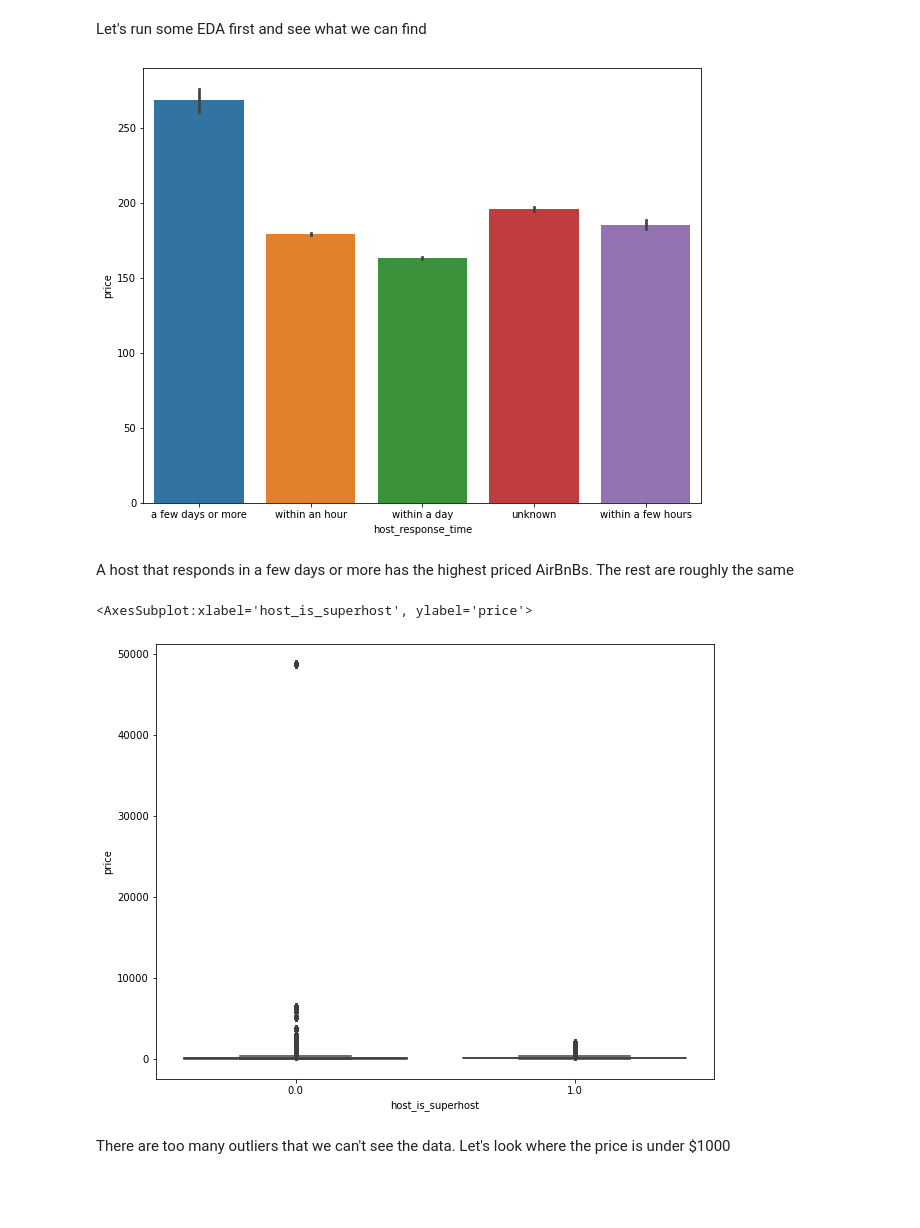
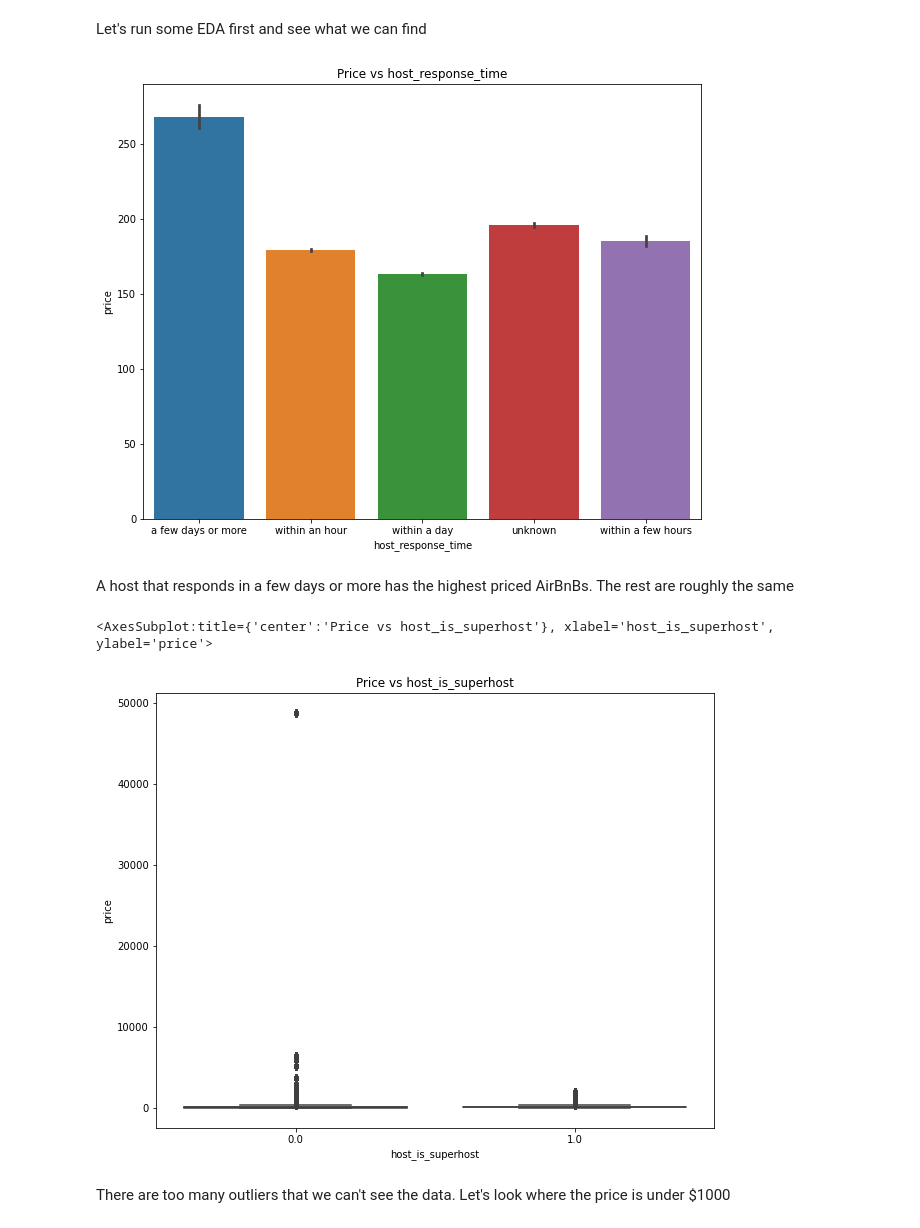
Before and after one commit to matthew-edelmann/capstone_, a Jupyter notebook: EDA.ipynb, the cells around one changed output. Drawn from its saved outputs; the diff is of its cells as text; code cells hidden in the pictures; blank space fills up the shorter version.

```diff
--- a/EDA.ipynb
+++ b/EDA.ipynb
@@ -20,19 +19,23 @@ Let's run some EDA first and see what we can find
 # %%
 #Price vs host_response_time
 plt.figure(figsize=(10,8))
+plt.tight_layout(pad=2)
+plt.title('Price vs host_response_time')
 sns.barplot(y="price", x="host_response_time", data=df_full)
 plt.savefig('pics/host_response_time_graph.png')
 # %% [output]
-[figure, old version]
+[figure, new version]
 # %% [markdown]
 A host that responds in a few days or more has the highest priced AirBnBs. The rest are roughly the same
 # %%
 #Price vs host_is_superhost
 plt.figure(figsize=(10,8))
+plt.tight_layout(pad=2)
+plt.title('Price vs host_is_superhost')
 sns.boxplot(data=df_full, x='host_is_superhost', y='price')
 # %% [output]
-<AxesSubplot:xlabel='host_is_superhost', ylabel='price'>
+<AxesSubplot:title={'center':'Price vs host_is_superhost'}, xlabel='host_is_superhost', ylabel='price'>
-[figure, old version]
+[figure, new version]
 # %% [markdown]
 There are too many outliers that we can't see the data. Let's look where the price is under $1000
 # %%
```
Also changed, not shown: parts of 13 cells of this notebook, 1 other file.
